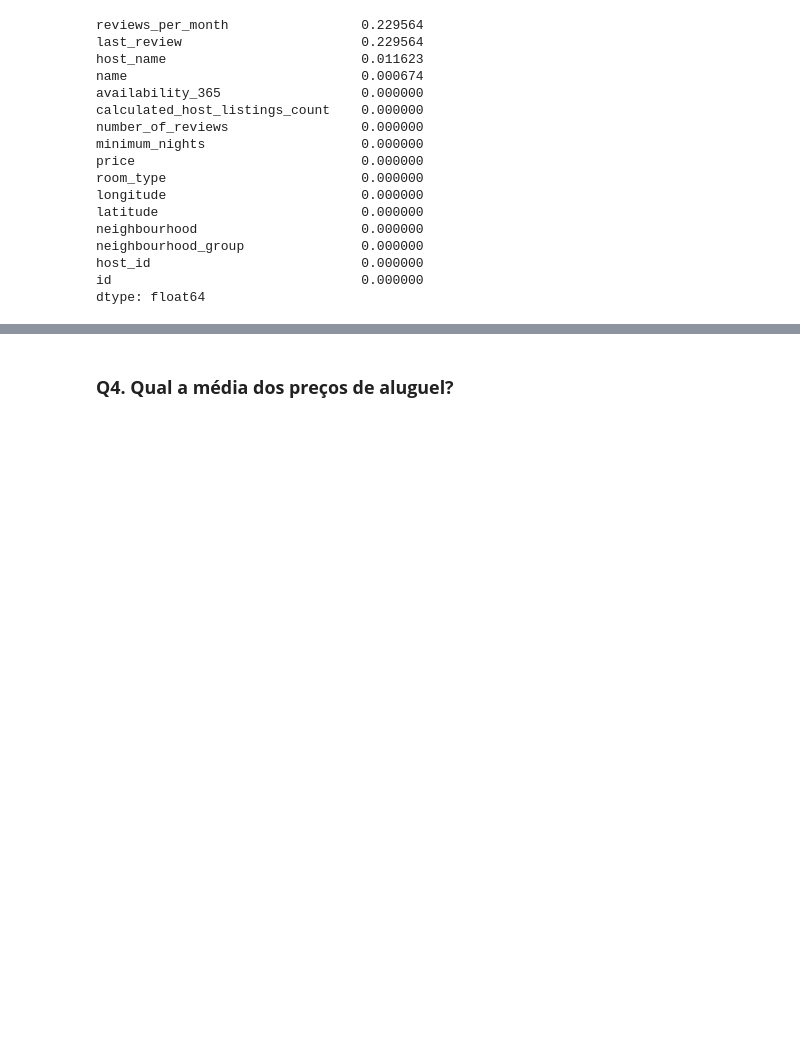
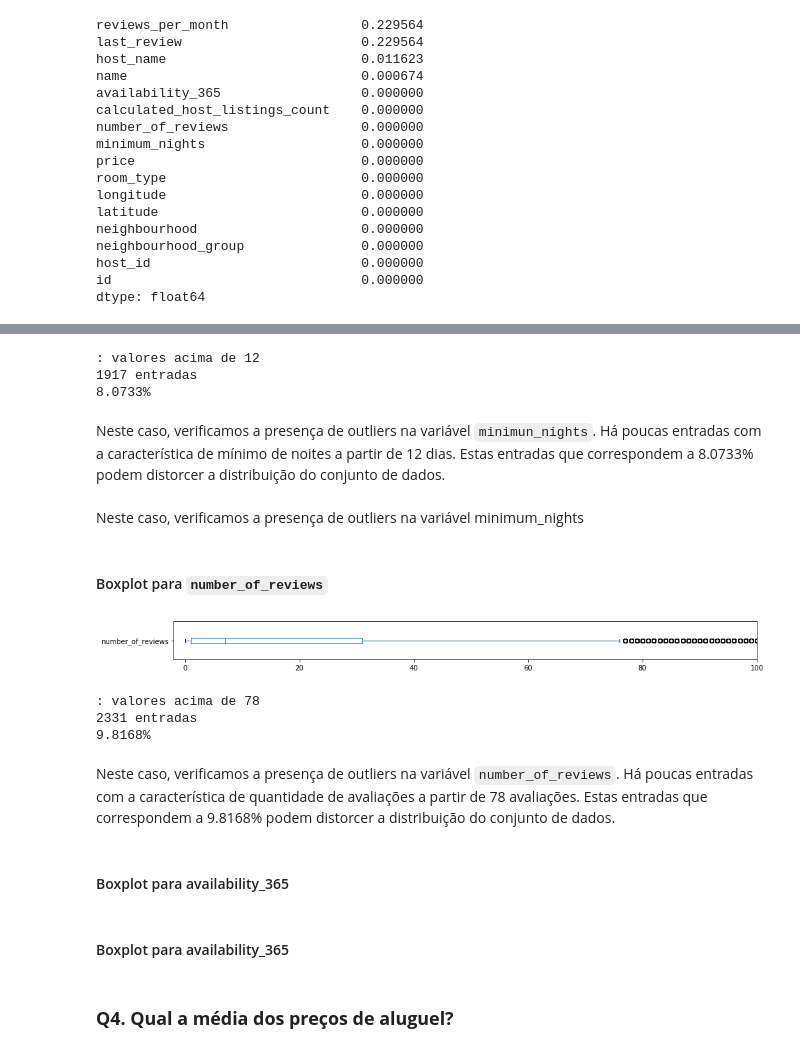
Before and after one commit to adrianadamata/Data_Science_Analise_Dados_Airbnb_Havai, a Jupyter notebook: Analisando_os_Dados_do_Airbnb_havai.ipynb, the cells around one changed output, grey strips where cells are left out. Drawn from its saved outputs; the diff is of its cells as text; code cells hidden in the pictures; blank space fills up the shorter version.

```diff
--- a/Analisando_os_Dados_do_Airbnb_havai.ipynb
+++ b/Analisando_os_Dados_do_Airbnb_havai.ipynb
@@ -129,3 +185,39 @@ dtype: float64
+# %%
+# ver quantidade de valores acima de 12 para minimum_nights
+print("\n: valores acima de 12")
+print("{} entradas".format(len(df[df.minimum_nights > 12])))
+print("{:.4f}%".format((len(df[df.minimum_nights > 12]) / df.shape[0])*100))
+# %% [output]
+: valores acima de 12
+1917 entradas
+8.0733%
+# %% [markdown]
+Neste caso, verificamos a presença de outliers na variável `minimun_nights`. Há poucas entradas com a característica de mínimo de noites a partir de 12 dias. Estas entradas que correspondem a 8.0733% podem distorcer a distribuição do conjunto de dados.
+# %% [markdown]
+Neste caso, verificamos a presença de outliers na variável minimum_nights
+# %% [markdown]
+#### Boxplot para `number_of_reviews`
+# %%
+# number_of_reviews
+df.number_of_reviews.plot(kind='box', vert=False, xlim=([-2,100]), figsize=(15, 1))
+plt.show()
+# %% [output]
+[figure, added]
+# %%
+# ver quantidade de valores acima de 78 para number_of_reviews
+print("\n: valores acima de 78")
+print("{} entradas".format(len(df[df.number_of_reviews > 78])))
+print("{:.4f}%".format((len(df[df.number_of_reviews > 78]) / df.shape[0])*100))
+# %% [output]
+: valores acima de 78
+2331 entradas
+9.8168%
+# %% [markdown]
+Neste caso, verificamos a presença de outliers na variável `number_of_reviews`. Há poucas entradas com a característica de quantidade de avaliações a partir de 78 avaliações. Estas entradas que correspondem a 9.8168% podem distorcer a distribuição do conjunto de dados.
+# %% [markdown]
+#### Boxplot para availability_365
+# %% [markdown]
+#### Boxplot para availability_365
 # %% [markdown]
 ### **Q4. Qual a média dos preços de aluguel?**
 # %%
```
Also changed, not shown: parts of 11 cells of this notebook.
